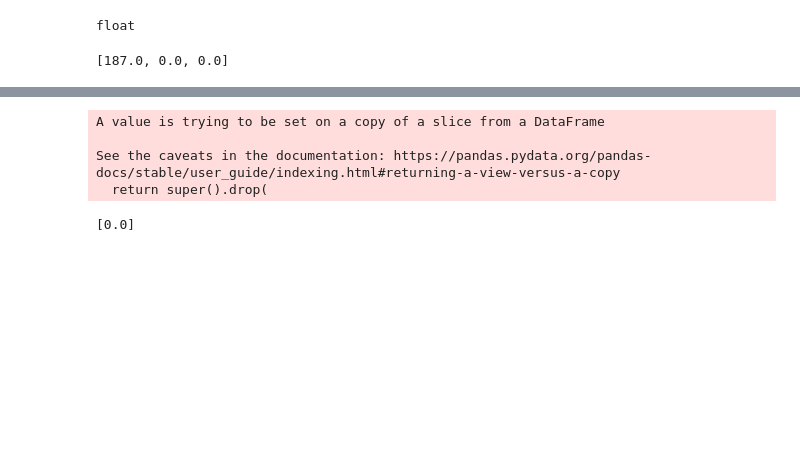
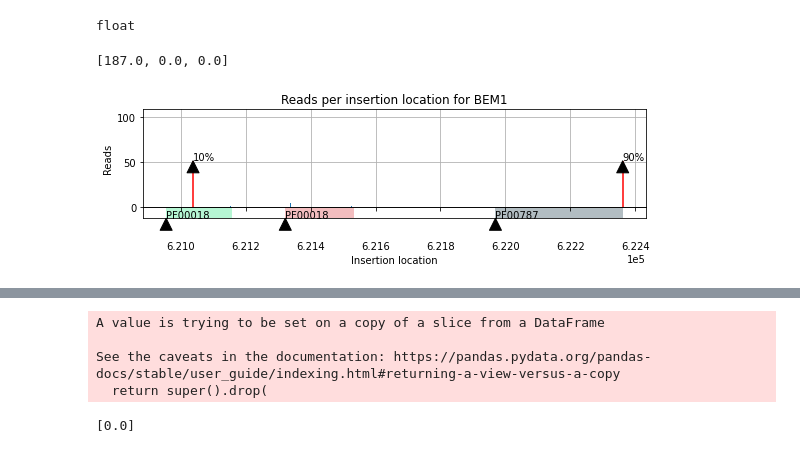
Before and after one commit to SATAY-LL/comparative-analysis-among-strains, a Jupyter notebook: src/analysis_proteins_domains.ipynb, the cells around one changed output, grey strips where cells are left out. Cells and saved outputs as stored; diff of their text form; code cells hidden in the pictures; blank space fills up the shorter version.

Commit message:
plot of reads per domain with domains underneath

```diff
--- a/src/analysis_proteins_domains.ipynb
+++ b/src/analysis_proteins_domains.ipynb
@@ -85,7 +85,7 @@ domains_coordinates.head(2)
 # founded in the domains coordinates file, as well as the length of the protein,and the
 # end location and start location of every protein domain
 list_data_domains_data=list_data_pd.copy()
-df=list_data_domains_data.loc[keys[0]]
+df=list_data_domains_data.loc["wt_merged"]
 df.set_index("Gene name",inplace=True)
 # %%
 
@@ -283,3 +283,87 @@ domain_genomics_coordinates_df=pd.DataFrame.from_dict(domain_genomics_coordinate
 reads_per_domain_df.loc["BEM1"].dropna().tolist()
 # %% [output]
 [187.0, 0.0, 0.0]
+# %%
+## Plot the reads per gene with the domain locations underneath
+
+
+ ## prototype for one gene
+from from_excel_to_list import from_excel_to_list
+
+
+gene="BEM1"
+
+reads_vector=from_excel_to_list(df_merged_II.loc[gene,"Reads per insertion location"])
+
+insertions_vector=from_excel_to_list(df_merged_II.loc[gene,"Insertion locations"])
+
+start_location=df_merged_II.loc[gene,"Start location"]
+end_location=df_merged_II.loc[gene,"End location"]
+length=end_location-start_location
+
+length_10_first=0.1*length
+length_10_last=0.9*length
+
+plt.figure(figsize=(9,2))
+grid = plt.GridSpec(10, 1, wspace=0.0, hspace=0.01)
+
+axc = plt.subplot(grid[9,0])
+
+ax = plt.subplot(grid[0:9,0])
+ax.set_xlabel("Insertion location")
+ax.set_ylabel("Reads")
+
+ax.set_title("Reads per insertion location for " + gene )
+# plt.xlim(start_location,end_location)
+
+ax.vlines(ymax=np.max(reads_vector)/2,ymin=0,x=start_location+length_10_first,color="red")
+ax.vlines(ymax=np.max(reads_vector)/2,ymin=0,x=start_location+length_10_last,color="red")
+
+ax.annotate("10%",xy=(start_location+length_10_first,np.max(reads_vector)/2),arrowprops=dict(facecolor='black', shrink=0.05))
+ax.annotate("90%",xy=(start_location+length_10_last,np.max(reads_vector)/2),arrowprops=dict(facecolor='black', shrink=0.05))
+
+noncoding_color = "#002538"
+essential_color = "#10e372"
+nonessential_color = "#d9252e"
+codingdna_color = '#29a7e6'
+textcolor = "#000000"
+
+textsize = 10
+
+
+axc.tick_params(labelsize=textsize)
+axc.set_yticklabels([])
+axc.tick_params(
+    axis='x',          # changes apply to the x-axis
+    which='both',      # both major and minor ticks are affected
+    bottom=False,      # ticks along the bottom edge are off
+    top=False,         # ticks along the top edge are off
+    labelbottom=False) # labels along the bottom edge are off
+
+axc.tick_params(
+    axis='y',          # changes apply to the y-axis
+    which='both',      # both major and minor ticks are affected
+    left=False,        # ticks along the bottom edge are off
+    right=False,       # ticks along the top edge are off
+    labelleft=False)   # labels along the bottom edge are off
+
+ax.grid(linestyle='-', alpha=1.0)
+ax.tick_params(labelsize=textsize)
+
+ax.tick_params(axis='x', which='major', pad=30)
+ax.ticklabel_format(axis='x', style='sci', scilimits=(0,0))
+ax.xaxis.get_offset_text().set_fontsize(textsize)
+#ax.set_xlabel("Basepair position on chromosome "+chrom, fontsize=textsize, color=textcolor, labelpad=10)
+
+ax.bar(from_excel_to_list( df_merged_II.loc[gene,"Insertion locations"]),
+reads_vector)
+facecolor=[essential_color,nonessential_color,noncoding_color,codingdna_color]
+
+
+i=0
+for width in domain_genomics_coordinates_df.loc[gene].dropna().tolist():
+    axc.axvspan(width[0],width[1],facecolor=facecolor[i],alpha=0.3)
+    axc.annotate(str(df_merged_II.loc[gene,"protein domain"][i]),xy=(width[0],0),arrowprops=dict(facecolor='black', shrink=0.05))
+    i+=1
+# %% [output]
+[figure, added]
```
Also changed, not shown: parts of 2 cells of this notebook.
